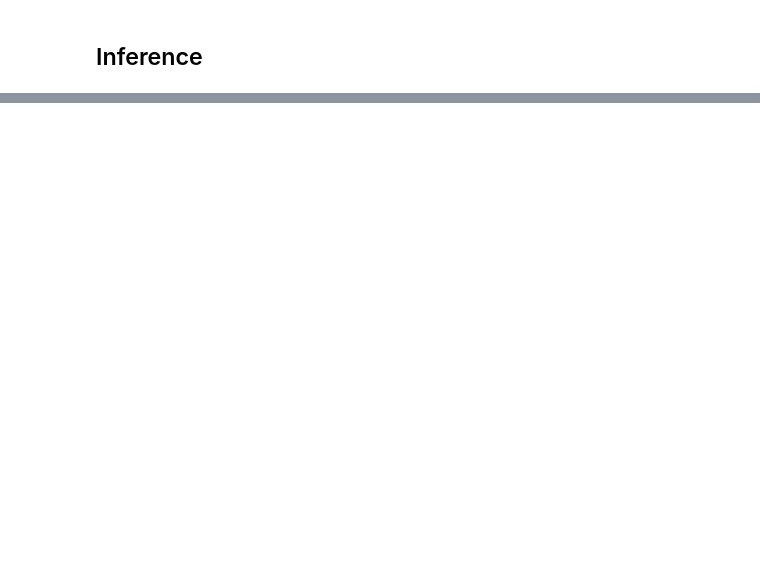
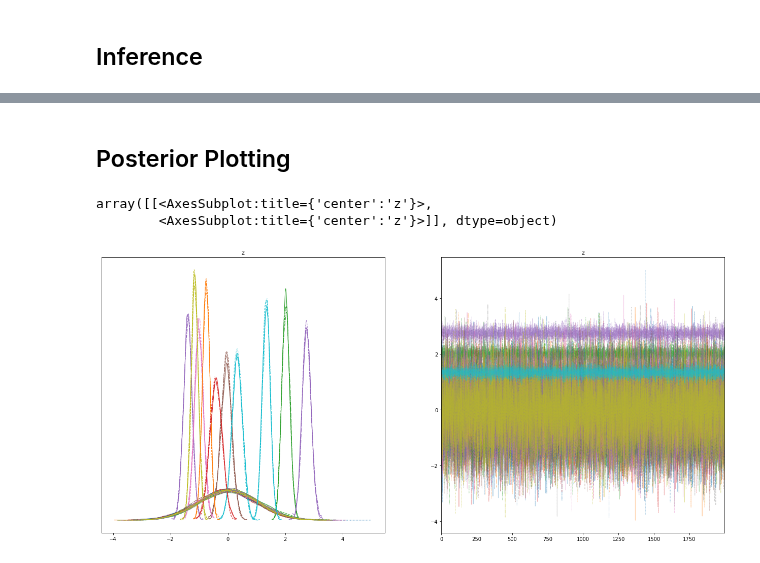
Before and after one commit to drclab/GP_VAE, a Jupyter notebook: drclab/vae.ipynb, the cells around one changed output, grey strips where cells are left out. Cells and saved outputs as stored; diff of their text form; code cells hidden in the pictures; blank space fills up the shorter version.

```diff
--- a/drclab/vae.ipynb
+++ b/drclab/vae.ipynb
@@ -243,0 +234,16 @@ array([ 1.13597143,  0.85712347,  0.66362773,  0.57750194,  0.59688305,
+# %%
+y = f + np.random.randn(input_dim) * 0.1
+# %%
+stan_data = {
+    "p": z_dim,
+    "p1": hidden_dim1,
+    "p2": hidden_dim2,
+    'n': input_dim,
+    "W1": decoder_dict['linear1.weight'].T.numpy(),
+    'B1': decoder_dict['linear1.bias'].T.numpy(),
+    'W2': decoder_dict['linear2.weight'].T.numpy(),
+    "B2": decoder_dict['linear2.bias'].T.numpy(),
+    "W3": decoder_dict['out.weight'].T.numpy(),
+    "B3": decoder_dict['out.bias'].T.numpy(),
+    'y': y
+}
@@ -243,0 +261,2 @@ array([ 1.13597143,  0.85712347,  0.66362773,  0.57750194,  0.59688305,
+# %%
+sm = cmdstanpy.CmdStanModel(stan_file='stan_1D.stan')
@@ -243,0 +266,2 @@ array([ 1.13597143,  0.85712347,  0.66362773,  0.57750194,  0.59688305,
+# %%
+fit = sm.sample(data= stan_data, iter_sampling=2000, iter_warmup=500, chains=4)
@@ -243,0 +331,2 @@ array([ 1.13597143,  0.85712347,  0.66362773,  0.57750194,  0.59688305,
+# %% [markdown]
+## Posterior Plotting
@@ -243,0 +335,6 @@ array([ 1.13597143,  0.85712347,  0.66362773,  0.57750194,  0.59688305,
+# %%
+az.plot_trace(fit, var_names=["z"], figsize=(22,10))
+# %% [output]
+array([[<AxesSubplot:title={'center':'z'}>,
+        <AxesSubplot:title={'center':'z'}>]], dtype=object)
+[figure, added]
```
Also changed, not shown: parts of 24 cells of this notebook, 3 other files.
